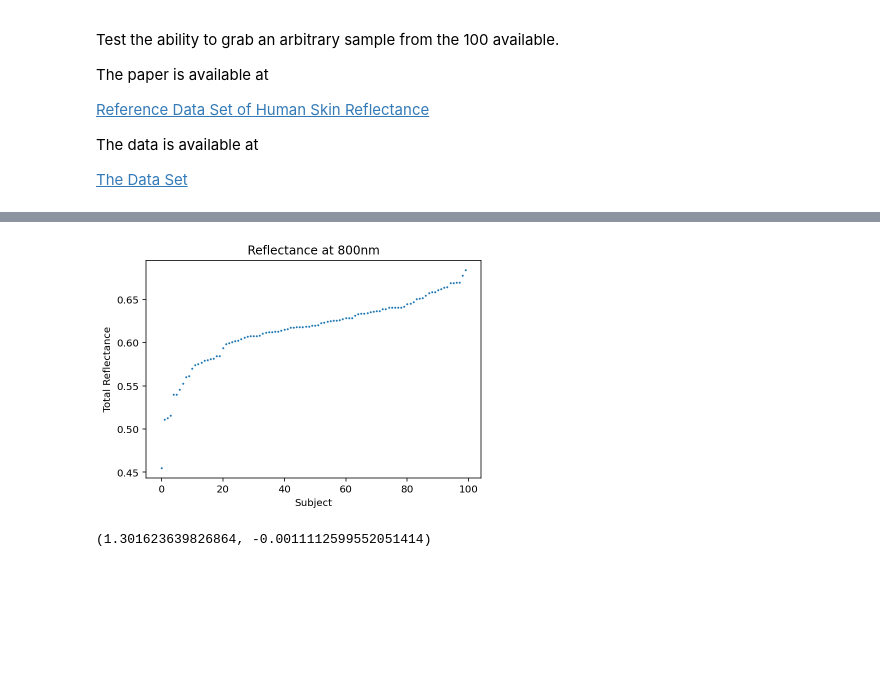
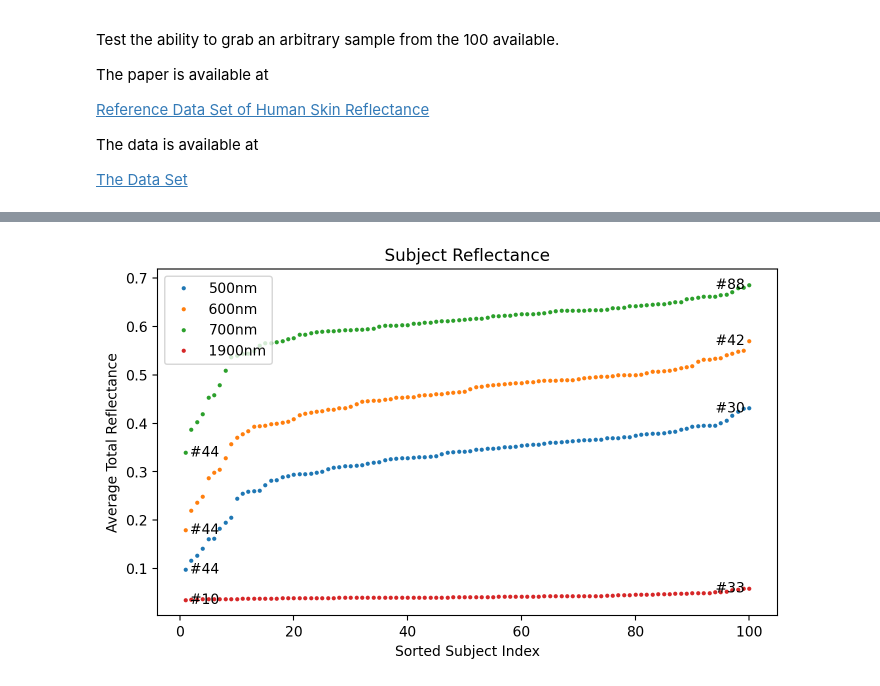
Before and after one commit to scottprahl/iadpython, a Jupyter notebook: docs/nist.ipynb, the cells around one changed output, grey strips where cells are left out. Cells and saved outputs as stored; diff of their text form; code cells hidden in the pictures; blank space fills up the shorter version.

```diff
--- a/docs/nist.ipynb
+++ b/docs/nist.ipynb
@@ -65,17 +136,23 @@ plt.show()
 # %%
 λ,R = iadpython.nist.all_average_reflectances()
+subject_id = np.linspace(1,100,100, dtype=int)
 
-j = np.abs(λ-800).argmin()
+plt.figure(figsize=(8,4.5))
 
-R_near_800nm = R[j,:]
+for lam in [500,600,700,1900]:
+    j = np.abs(λ-lam).argmin()
+    R_near = R[j,:]
+    sorted_indices = np.argsort(R_near)
+    plt.plot(subject_id, R_near[sorted_indices], 'o', markersize=2, label=(str(lam)+'nm'))
+    first = sorted_indices[0]
+    plt.text(subject_id[0], R_near[first], " #%d" % subject_id[first], va='center')
+    last = sorted_indices[-1]
+    plt.text(subject_id[-1], R_near[last], "#%d " % subject_id[last], ha='right', va='center')
 
-R = np.sort(R_near_800nm)
-
-plt.plot(R, 'o', markersize=1)
-
-plt.xlabel("Subject")
-plt.ylabel("Total Reflectance")
-plt.title("Reflectance at 800nm")
+plt.xlabel("Sorted Subject Index")
+plt.ylabel("Average Total Reflectance")
+plt.title("Subject Reflectance")
+plt.legend()
 plt.show()
 # %% [output]
-[figure, old version]
+[figure, new version]
@@ -111,9 +159,3 @@ def kollias_melanin(λ,R):
-# %%
-λ,R = iadpython.nist.subject_average_reflectance(25)
-
-kollias_melanin(λ,R)
-# %% [output]
-(1.301623639826864, -0.0011112599552051414)
 # %%
 λ,R = iadpython.nist.all_average_reflectances()
 
```
Also changed, not shown: parts of 14 cells of this notebook, 8 other files.
